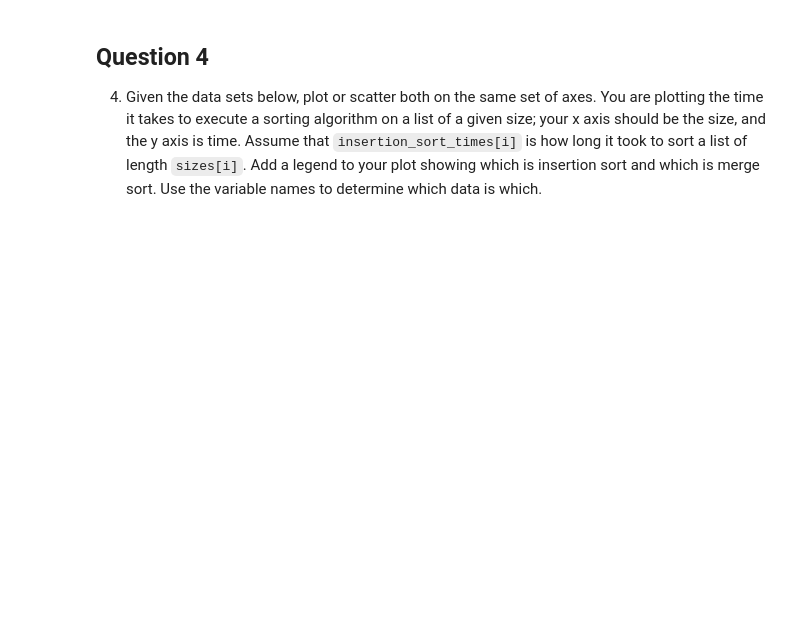
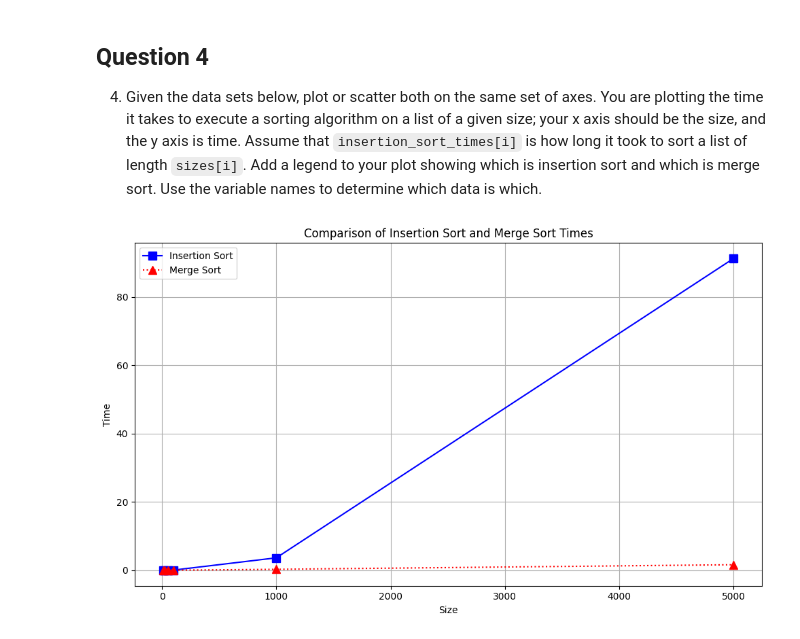
Before and after one commit to K-Bromley/module_03_pyplot, a Jupyter notebook: pyplot.ipynb, the cells around one changed output. Drawn from its saved outputs; the diff is of its cells as text; code cells hidden in the pictures; blank space fills up the shorter version.

```diff
--- a/pyplot.ipynb
+++ b/pyplot.ipynb
@@ -139,0 +136,28 @@ merge_sort_times = [0.00161889999999687, 0.003635600000009731, 0.009065500000005
+# %%
+sizes = [10, 20, 50, 100, 1000, 5000]
+insertion_sort_times = [0.0010252999999999998, 0.0027026999999999954, 0.010147200000000002, 0.0381137, 3.6303399, 91.2180796]
+merge_sort_times = [0.00161889999999687, 0.003635600000009731, 0.0090655000000055, 0.020108000000007564, 0.2687474000000094, 1.6147050999999948]
+
+# Create a plot
+plt.figure(figsize=(10, 6))
+
+# Plot Insertion Sort times
+plt.plot(sizes, insertion_sort_times, label='Insertion Sort', color='blue', marker='s', linestyle='-', markersize=8)
+
+# Plot Merge Sort times
+plt.plot(sizes, merge_sort_times, label='Merge Sort', color='red', marker='^', linestyle=':', markersize=8)
+
+# Add title and axis labels
+plt.title('Comparison of Insertion Sort and Merge Sort Times')
+plt.xlabel('Size')
+plt.ylabel('Time')
+
+# Add legend as requested in Q4 requirements
+plt.legend()
+
+# Show Plot
+plt.grid(True)
+plt.tight_layout()
+plt.show()
+# %% [output]
+[figure, added]
```
Also changed, not shown: parts of 4 cells of this notebook.
